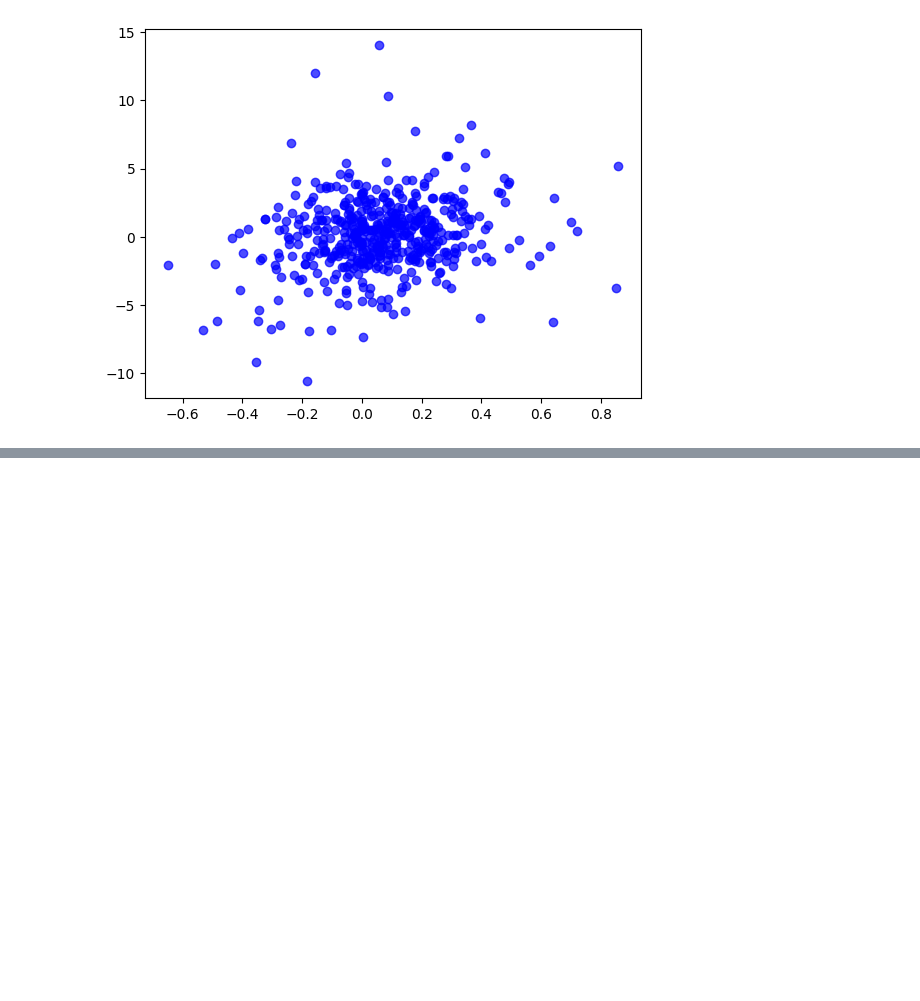
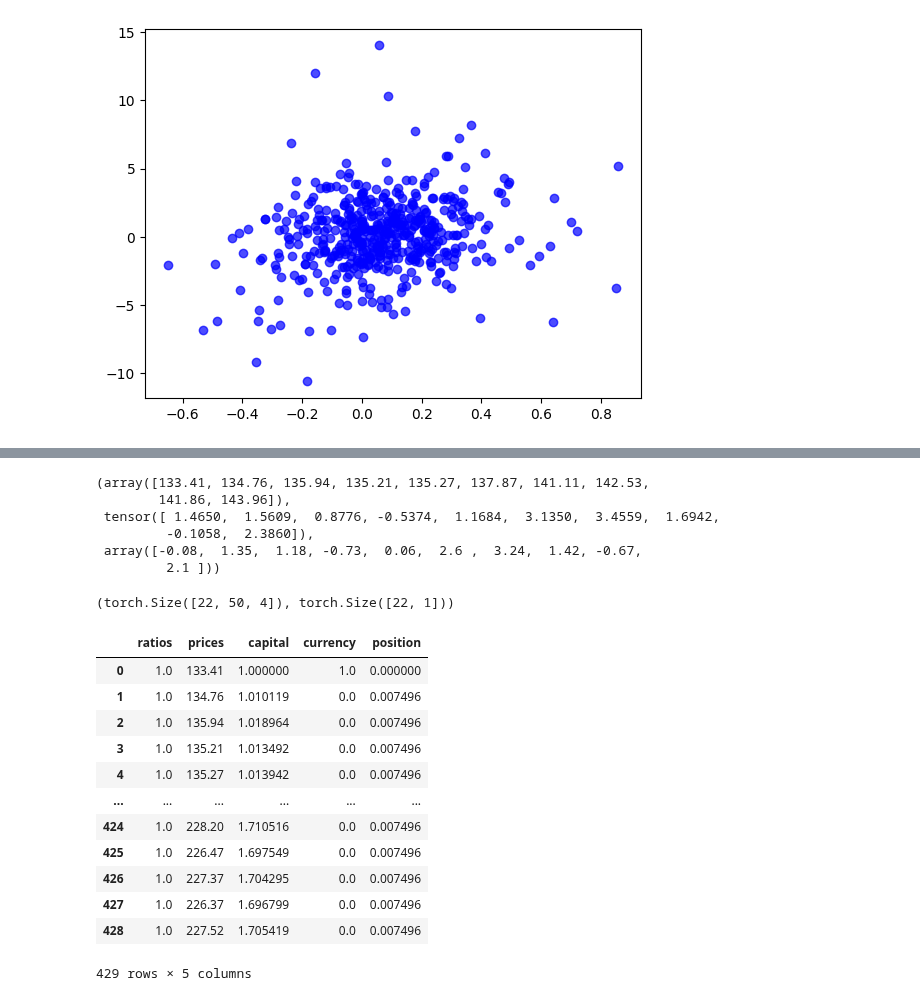
Before and after one commit to AlexWFreeman/Big-Data-Analytics, a Jupyter notebook: model/analysis4.ipynb, the cells around one changed output, grey strips where cells are left out. Drawn from its saved outputs; the diff is of its cells as text; code cells hidden in the pictures; blank space fills up the shorter version.

Commit message:
simulate & sharpe ratio

```diff
--- a/model/analysis4.ipynb
+++ b/model/analysis4.ipynb
@@ -281,0 +327,12 @@ aveg_error1 / aveg_delta1, aveg_delta1
+# %%
+pred_delta = y_pred1 * df_gp['delta'].std() + df_gp['delta'].mean()
+real_price = df_gp['close'][st:ed].to_numpy()
+real_delta =  df_gp['delta'][st:ed].to_numpy()
+real_price[:10], pred_delta[:10], real_delta[:10]
+# %% [output]
+(array([133.41, 134.76, 135.94, 135.21, 135.27, 137.87, 141.11, 142.53,
+        141.86, 143.96]),
+ tensor([ 1.4650,  1.5609,  0.8776, -0.5374,  1.1684,  3.1350,  3.4559,  1.6942,
+         -0.1058,  2.3860]),
+ array([-0.08,  1.35,  1.18, -0.73,  0.06,  2.6 ,  3.24,  1.42, -0.67,
+         2.1 ]))
@@ -281,0 +341,4 @@ aveg_error1 / aveg_delta1, aveg_delta1
+# %%
+X_list[0][1].shape, y_list[0][1].shape
+# %% [output]
+(torch.Size([22, 50, 4]), torch.Size([22, 1]))
@@ -281,0 +359,40 @@ aveg_error1 / aveg_delta1, aveg_delta1
+# %%
+def trade(ratios, prices):
+    capital = []
+    currency = [1.0]
+    position = [0.0]
+    for ratio, price in zip(ratios[1:], prices[:-1]):
+        money = currency[-1] + position[-1] * price
+        capital.append(money)
+        nxt_cur = money * (1 - ratio)
+        nxt_pos = money * ratio / price
+        currency.append(nxt_cur)
+        position.append(nxt_pos)
+    money = currency[-1] + position[-1] * prices[-1]
+    capital.append(money)
+
+    return pd.DataFrame({
+        'ratios': ratios,
+        'prices': prices,
+        'capital': capital,
+        'currency': currency,
+        'position': position
+    })
+# %%
+ratios1, prices1 = np.ones(ed-st, dtype=float), real_price
+df_trade1 = trade(ratios1, prices1)
+df_trade1
+# %% [output]
+|  | ratios | prices | capital | currency | position |
+| 0 | 1.0 | 133.41 | 1.000000 | 1.0 | 0.000000 |
+| 1 | 1.0 | 134.76 | 1.010119 | 0.0 | 0.007496 |
+| 2 | 1.0 | 135.94 | 1.018964 | 0.0 | 0.007496 |
+| 3 | 1.0 | 135.21 | 1.013492 | 0.0 | 0.007496 |
+| 4 | 1.0 | 135.27 | 1.013942 | 0.0 | 0.007496 |
+| ... | ... | ... | ... | ... | ... |
+| 424 | 1.0 | 228.20 | 1.710516 | 0.0 | 0.007496 |
+| 425 | 1.0 | 226.47 | 1.697549 | 0.0 | 0.007496 |
+| 426 | 1.0 | 227.37 | 1.704295 | 0.0 | 0.007496 |
+| 427 | 1.0 | 226.37 | 1.696799 | 0.0 | 0.007496 |
+| 428 | 1.0 | 227.52 | 1.705419 | 0.0 | 0.007496 |
+429 rows × 5 columns
```
Also changed, not shown: parts of 24 cells of this notebook, 1 other file.
